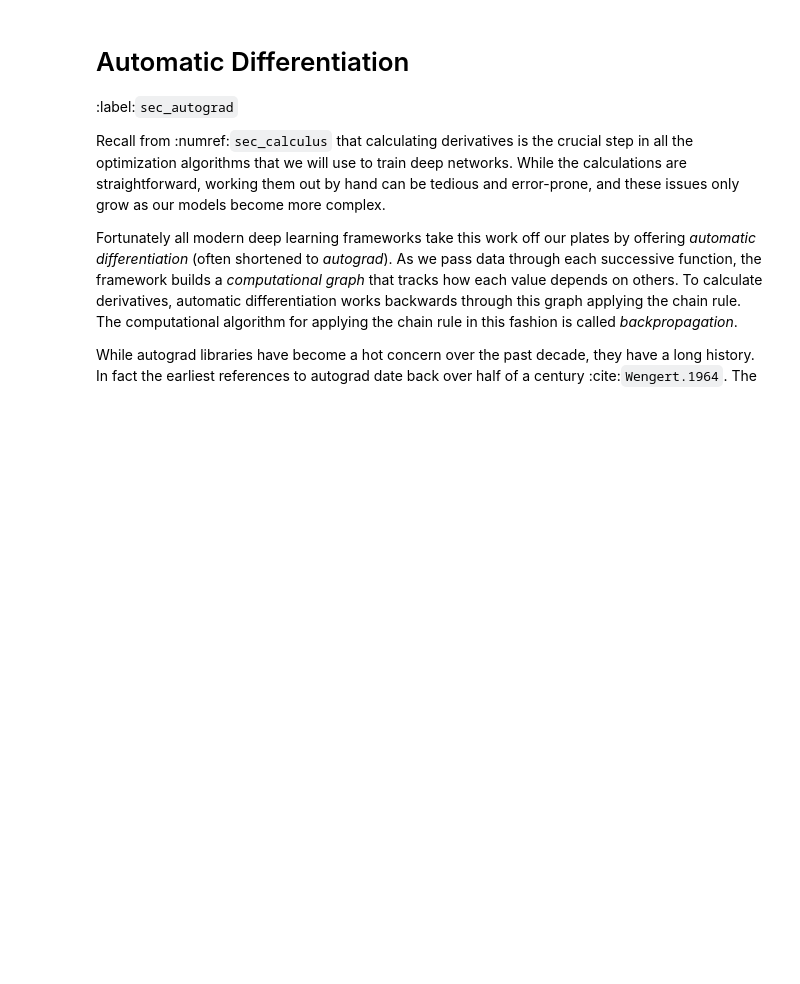
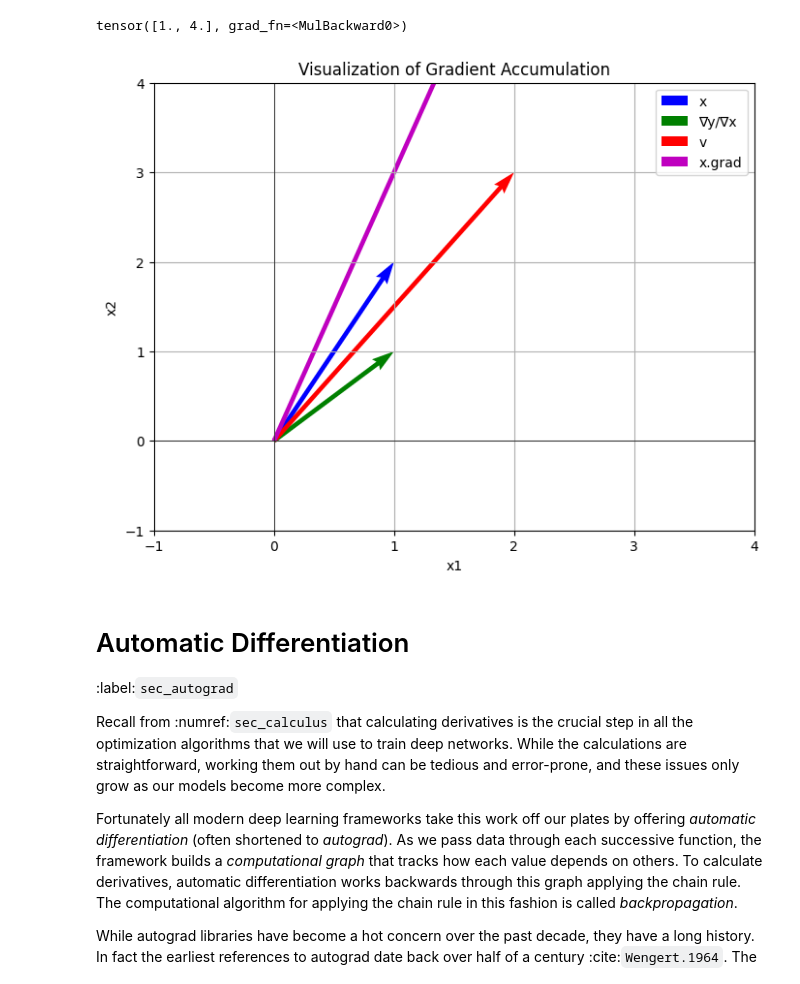
Before and after one commit to N4SIRODDIN3/Aspose.HTML-for-.NET, a Jupyter notebook: chapter_preliminaries/autograd.ipynb, the cells around one changed output. Drawn from its saved outputs; the diff is of its cells as text; code cells hidden in the pictures; blank space fills up the shorter version.

```diff
--- a/chapter_preliminaries/autograd.ipynb
+++ b/chapter_preliminaries/autograd.ipynb
@@ -1,3 +1,59 @@
+# %%
+import torch
+import matplotlib.pyplot as plt
+import numpy as np
+
+# Input vector
+x = torch.tensor([1.0, 2.0], requires_grad=True)
+
+# Some function that produces a scalar output
+y = x*x  # y = 1.0 + 2.0 = 3.0
+print(y)
+# Gradient vector
+v = torch.tensor([2.0, 3.0])
+
+# Perform backpropagation with the gradient argument
+y.backward(v)
+
+# Extract the gradients
+grad_y_x = torch.tensor([1.0, 1.0])  # Gradient of y with respect to x
+x_grad = x.grad  # Resulting gradient
+
+# Convert to numpy for plotting
+x_np = x.detach().numpy()
+v_np = v.numpy()
+grad_y_x_np = grad_y_x.numpy()
+x_grad_np = x_grad.numpy()
+
+# Plotting
+plt.figure(figsize=(8, 6))
+
+# Plot input vector x
+plt.quiver(0, 0, x_np[0], x_np[1], angles='xy', scale_units='xy', scale=1, color='b', label='x')
+
+# Plot gradient of y with respect to x
+plt.quiver(0, 0, grad_y_x_np[0], grad_y_x_np[1], angles='xy', scale_units='xy', scale=1, color='g', label='∇y/∇x')
+
+# Plot gradient argument v
+plt.quiver(0, 0, v_np[0], v_np[1], angles='xy', scale_units='xy', scale=1, color='r', label='v')
+
+# Plot resulting gradient x.grad
+plt.quiver(0, 0, x_grad_np[0], x_grad_np[1], angles='xy', scale_units='xy', scale=1, color='m', label='x.grad')
+
+# Set limits and labels
+plt.xlim(-1, 4)
+plt.ylim(-1, 4)
+plt.xlabel('x1')
+plt.ylabel('x2')
+plt.title('Visualization of Gradient Accumulation')
+plt.legend()
+plt.grid(True)
+plt.axhline(0, color='black',linewidth=0.5)
+plt.axvline(0, color='black',linewidth=0.5)
+plt.show()
+# %% [output]
+tensor([1., 4.], grad_fn=<MulBackward0>)
+[figure, added]
 # %% [markdown]
 # Automatic Differentiation
 :label:`sec_autograd`
```
Also changed, not shown: parts of 4 cells of this notebook.
